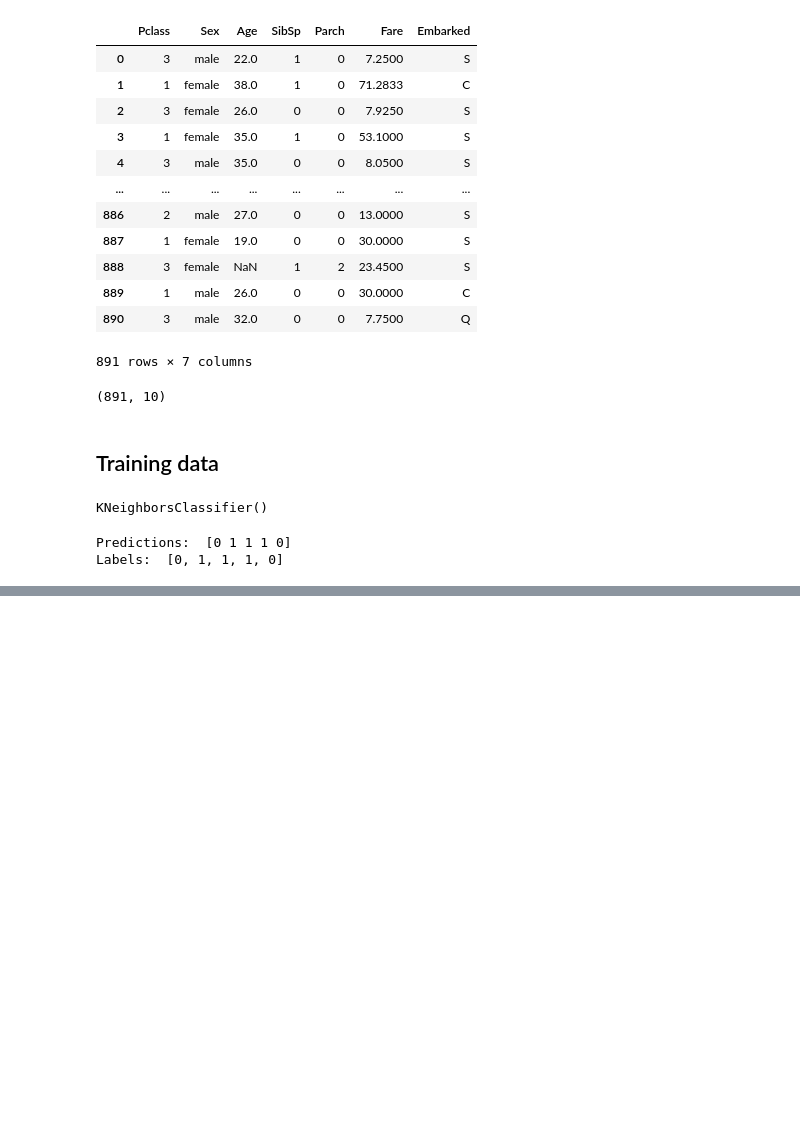
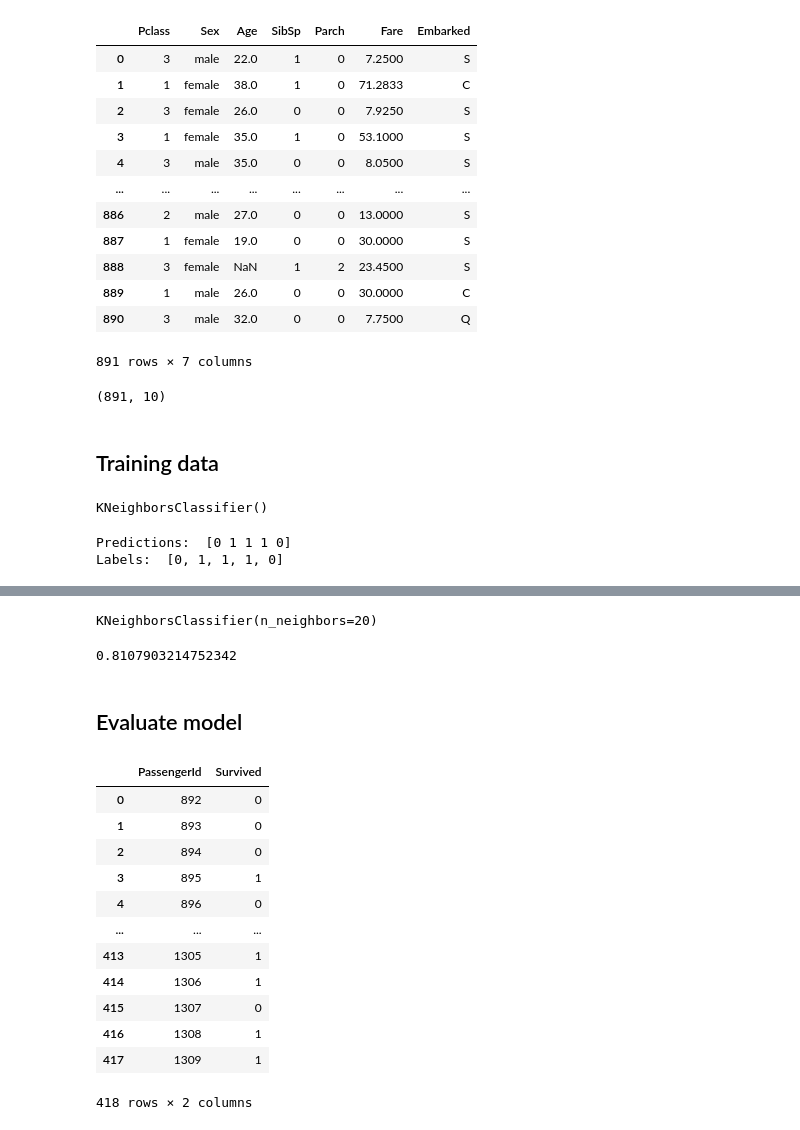
Before and after one commit to naelxd/handsonml-solutions, a Jupyter notebook: 03-titanic/titanic.ipynb, the cells around one changed output, grey strips where cells are left out. Cells and saved outputs as stored; diff of their text form; code cells hidden in the pictures; blank space fills up the shorter version.

```diff
--- a/03-titanic/titanic.ipynb
+++ b/03-titanic/titanic.ipynb
@@ -137,7 +142,7 @@ X_train
 891 rows × 7 columns
 # %%
 obj_columns = ['Sex', 'Embarked']
-num_columns = list(X_train.drop(text_columns, axis=1).columns)
+num_columns = list(X_train.drop(obj_columns, axis=1).columns)
 # %%
 num_pipeline = Pipeline([
     ('imputer', SimpleImputer(strategy='median')),
@@ -178,0 +217,32 @@ Labels:  [0, 1, 1, 1, 0]
+# %%
+grid_search.best_estimator_
+# %% [output]
+KNeighborsClassifier(n_neighbors=20)
+# %%
+grid_search.best_score_
+# %% [output]
+0.8107903214752342
+# %% [markdown]
+## Evaluate model
+# %%
+test_data = start_test.drop(['Name', 'Ticket', 'PassengerId', 'Cabin'], axis=1)
+# %%
+test_data_prepared = full_pipeline.fit_transform(test_data)
+result_predictions = kng_clf.predict(test_data_prepared)
+# %%
+result = pd.DataFrame(np.array([start_test['PassengerId'].values.tolist(), result_predictions]).T, columns=["PassengerId", "Survived"])
+result
+# %% [output]
+|  | PassengerId | Survived |
+| 0 | 892 | 0 |
+| 1 | 893 | 0 |
+| 2 | 894 | 0 |
+| 3 | 895 | 1 |
+| 4 | 896 | 0 |
+| ... | ... | ... |
+| 413 | 1305 | 1 |
+| 414 | 1306 | 1 |
+| 415 | 1307 | 0 |
+| 416 | 1308 | 1 |
+| 417 | 1309 | 1 |
+418 rows × 2 columns
```
Also changed, not shown: parts of 10 cells of this notebook.
